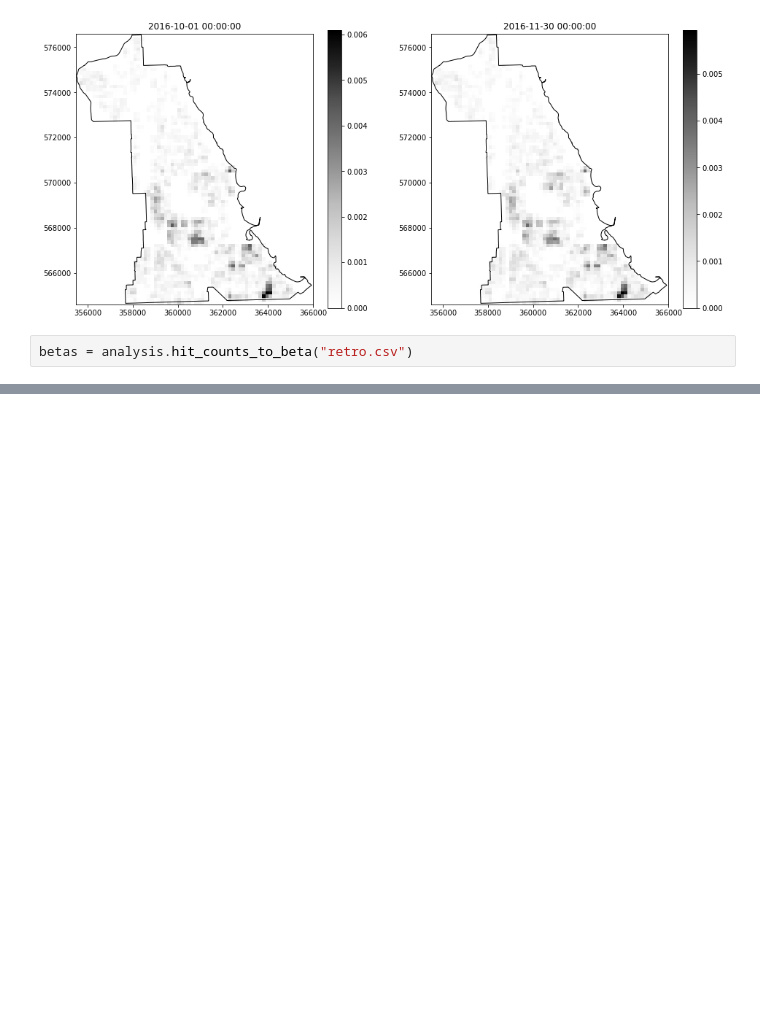
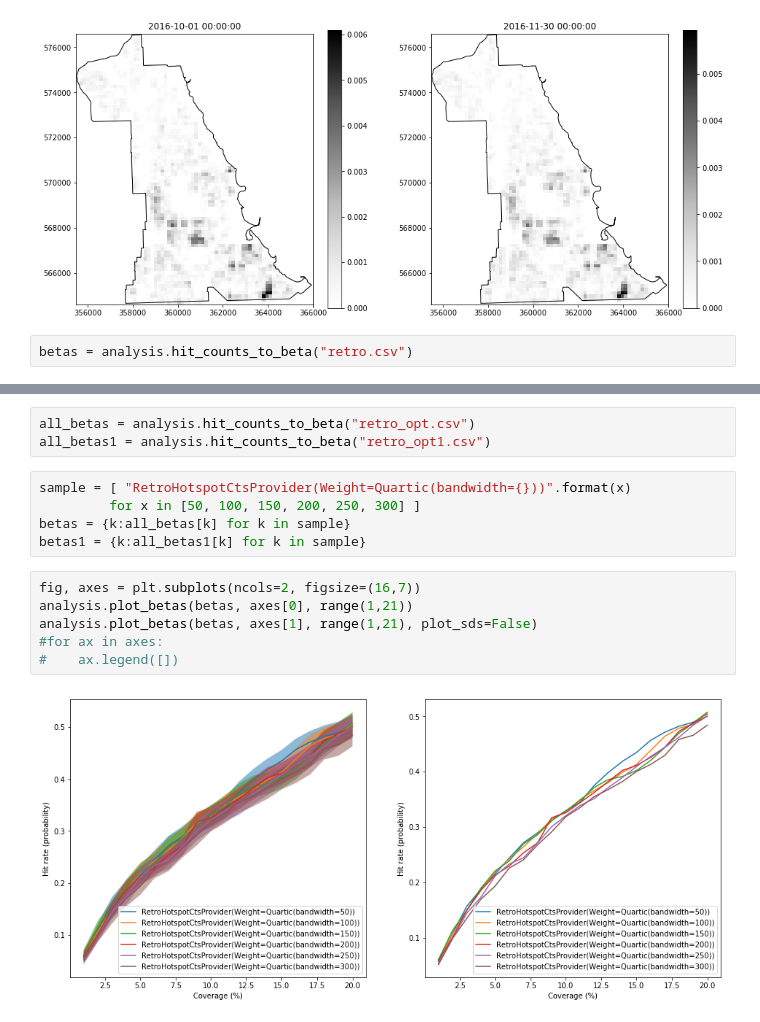
Before and after one commit to QuantCrimAtLeeds/PredictCode, a Jupyter notebook: examples/Scripts/Retro Hotspot.ipynb, the cells around one changed output, grey strips where cells are left out. Cells and saved outputs as stored; diff of their text form; blank space fills up the shorter version.

```diff
--- a/examples/Scripts/Retro Hotspot.ipynb
+++ b/examples/Scripts/Retro Hotspot.ipynb
@@ -36,0 +43,16 @@ analysis.plot_betas(betas, ax, range(1,21))
+# %%
+all_betas = analysis.hit_counts_to_beta("retro_opt.csv")
+all_betas1 = analysis.hit_counts_to_beta("retro_opt1.csv")
+# %%
+sample = [ "RetroHotspotCtsProvider(Weight=Quartic(bandwidth={}))".format(x)
+         for x in [50, 100, 150, 200, 250, 300] ]
+betas = {k:all_betas[k] for k in sample}
+betas1 = {k:all_betas1[k] for k in sample}
+# %%
+fig, axes = plt.subplots(ncols=2, figsize=(16,7))
+analysis.plot_betas(betas, axes[0], range(1,21))
+analysis.plot_betas(betas, axes[1], range(1,21), plot_sds=False)
+#for ax in axes:
+#    ax.legend([])
+# %% [output]
+[figure, added]
```
Also changed, not shown: parts of 17 cells of this notebook, 26 other files.
